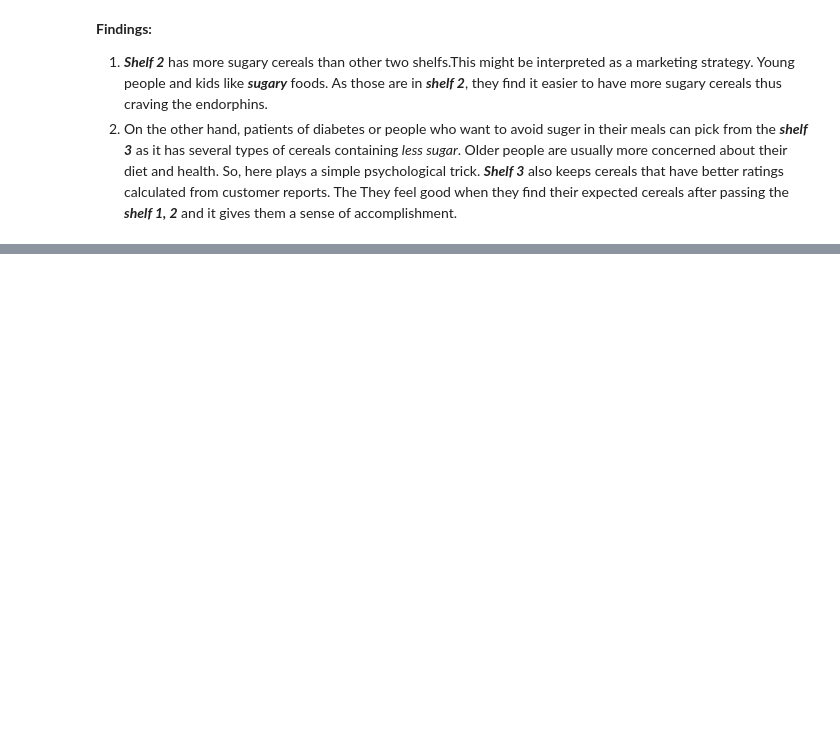
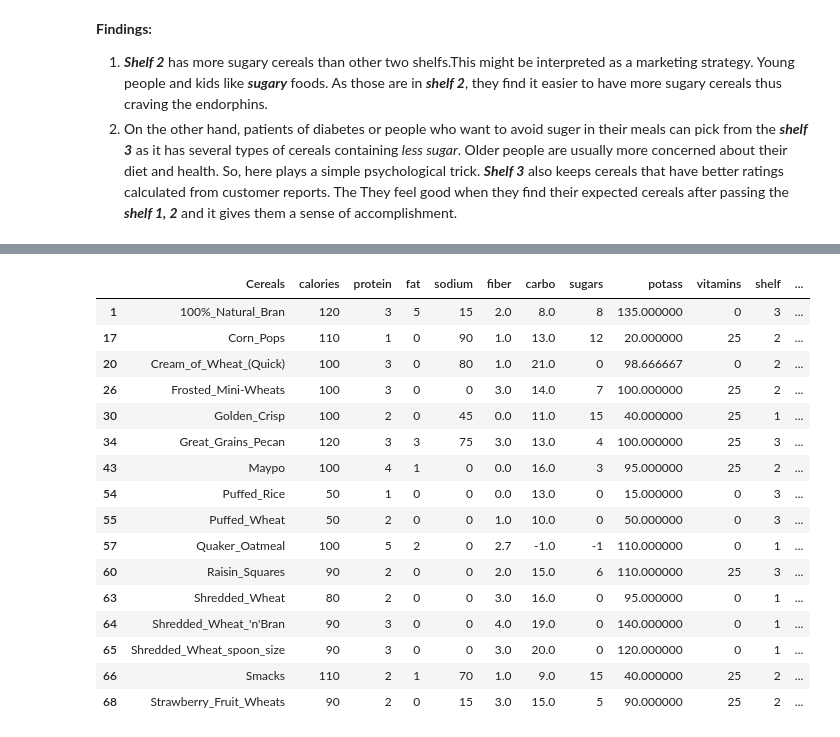
Before and after one commit to zaedulislam/Machine_Learning_Projects, a Jupyter notebook: Cereal/Cereal.ipynb, the cells around one changed output, grey strips where cells are left out. Cells and saved outputs as stored; diff of their text form; code cells hidden in the pictures; blank space fills up the shorter version.

```diff
--- a/Cereal/Cereal.ipynb
+++ b/Cereal/Cereal.ipynb
@@ -317,0 +350,22 @@ and it gives them a sense of accomplishment.
+# %%
+clusterTwo = dataset.loc[dataset['cluster id'] == 1]
+clusterTwoDimensions = clusterTwo.shape
+clusterTwo.head(clusterTwoDimensions[0])
+# %% [output]
+|  | Cereals | calories | protein | fat | sodium | fiber | carbo | sugars | potass | vitamins | shelf | ... |
+| 1 | 100%_Natural_Bran | 120 | 3 | 5 | 15 | 2.0 | 8.0 | 8 | 135.000000 | 0 | 3 | ... |
+| 17 | Corn_Pops | 110 | 1 | 0 | 90 | 1.0 | 13.0 | 12 | 20.000000 | 25 | 2 | ... |
+| 20 | Cream_of_Wheat_(Quick) | 100 | 3 | 0 | 80 | 1.0 | 21.0 | 0 | 98.666667 | 0 | 2 | ... |
+| 26 | Frosted_Mini-Wheats | 100 | 3 | 0 | 0 | 3.0 | 14.0 | 7 | 100.000000 | 25 | 2 | ... |
+| 30 | Golden_Crisp | 100 | 2 | 0 | 45 | 0.0 | 11.0 | 15 | 40.000000 | 25 | 1 | ... |
+| 34 | Great_Grains_Pecan | 120 | 3 | 3 | 75 | 3.0 | 13.0 | 4 | 100.000000 | 25 | 3 | ... |
+| 43 | Maypo | 100 | 4 | 1 | 0 | 0.0 | 16.0 | 3 | 95.000000 | 25 | 2 | ... |
+| 54 | Puffed_Rice | 50 | 1 | 0 | 0 | 0.0 | 13.0 | 0 | 15.000000 | 0 | 3 | ... |
+| 55 | Puffed_Wheat | 50 | 2 | 0 | 0 | 1.0 | 10.0 | 0 | 50.000000 | 0 | 3 | ... |
+| 57 | Quaker_Oatmeal | 100 | 5 | 2 | 0 | 2.7 | -1.0 | -1 | 110.000000 | 0 | 1 | ... |
+| 60 | Raisin_Squares | 90 | 2 | 0 | 0 | 2.0 | 15.0 | 6 | 110.000000 | 25 | 3 | ... |
+| 63 | Shredded_Wheat | 80 | 2 | 0 | 0 | 3.0 | 16.0 | 0 | 95.000000 | 0 | 1 | ... |
+| 64 | Shredded_Wheat_'n'Bran | 90 | 3 | 0 | 0 | 4.0 | 19.0 | 0 | 140.000000 | 0 | 1 | ... |
+| 65 | Shredded_Wheat_spoon_size | 90 | 3 | 0 | 0 | 3.0 | 20.0 | 0 | 120.000000 | 0 | 1 | ... |
+| 66 | Smacks | 110 | 2 | 1 | 70 | 1.0 | 9.0 | 15 | 40.000000 | 25 | 2 | ... |
+| 68 | Strawberry_Fruit_Wheats | 90 | 2 | 0 | 15 | 3.0 | 15.0 | 5 | 90.000000 | 25 | 2 | ... |
```
Also changed, not shown: parts of 11 cells of this notebook.
